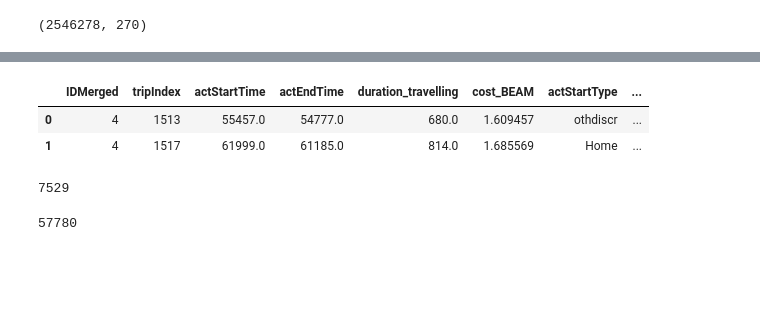
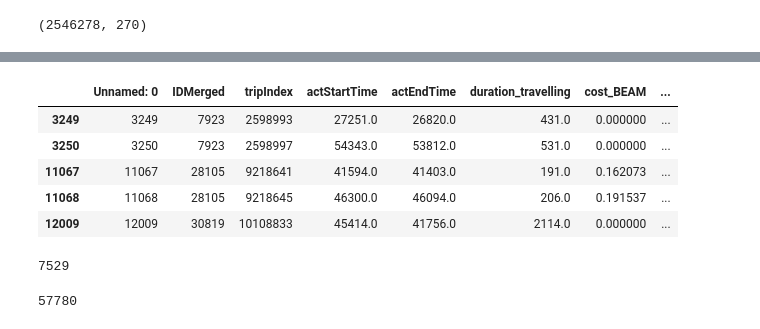
Before and after one commit to LBNL-UCB-STI/beam-core-analysis, a Jupyter notebook: Users/Nazanin/Telecommuting.ipynb, the cells around one changed output, grey strips where cells are left out. Saved outputs shown, nothing was run; the diff lists cells and outputs as text; code cells hidden in the pictures; blank space fills up the shorter version.

```diff
--- a/Users/Nazanin/Telecommuting.ipynb
+++ b/Users/Nazanin/Telecommuting.ipynb
@@ -48,5 +48,5 @@ cols_to_use = ['IDMerged', 'tripIndex', 'actStartTime', 'actEndTime','duration_t
                'TNC_SINGLE', 'TNC_SHARED', 'income_quartiles', 'income_deciles' ] # Specify the columns to read
 # %%
 %%time
-sf_tel_1p56 = pd.read_csv('gs://beam-core-outputs/sfbay-telecommuting-1p56-20230602/inexus/sfbay_baseline_default-1.0_2020__20230603.csv.gz', compression = 'gzip')
+sf_tel_1p56_new = pd.read_csv('gs://beam-core-outputs/sfbay-telecommuting-1p56-20230604/inexus/sfbay_baseline_default-1.0_2020__20230605.csv.gz', compression = 'gzip')
 # %% [output]
@@ -85,9 +94,14 @@ sf_tel_1p56.shape
+# %%
+missing_entries = sf_tel_1p56_new[~sf_tel_1p56_new['IDMerged'].isin(sf_tel_base['IDMerged'])]
 # %%
-sfbase.head(2)
+missing_entries.head()
 # %% [output]
-|  | IDMerged | tripIndex | actStartTime | actEndTime | duration_travelling | cost_BEAM | actStartType | ... |
-| 0 | 4 | 1513 | 55457.0 | 54777.0 | 680.0 | 1.609457 | othdiscr | ... |
-| 1 | 4 | 1517 | 61999.0 | 61185.0 | 814.0 | 1.685569 | Home | ... |
+|  | Unnamed: 0 | IDMerged | tripIndex | actStartTime | actEndTime | duration_travelling | cost_BEAM | ... |
+| 3249 | 3249 | 7923 | 2598993 | 27251.0 | 26820.0 | 431.0 | 0.000000 | ... |
+| 3250 | 3250 | 7923 | 2598997 | 54343.0 | 53812.0 | 531.0 | 0.000000 | ... |
+| 11067 | 11067 | 28105 | 9218641 | 41594.0 | 41403.0 | 191.0 | 0.162073 | ... |
+| 11068 | 11068 | 28105 | 9218645 | 46300.0 | 46094.0 | 206.0 | 0.191537 | ... |
+| 12009 | 12009 | 30819 | 10108833 | 45414.0 | 41756.0 | 2114.0 | 0.000000 | ... |
 # %%
 sfbase.loc[(sfbase['income'] < 50000) & (sfbase['age'] < 25) & ((sfbase['pemploy'] == 1)|(sfbase['pemploy'] == 2)|(sfbase['pemploy'].isna()))]['IDMerged'].nunique()
 # %% [output]
```
Also changed, not shown: parts of 10 cells of this notebook, 1 other file.
